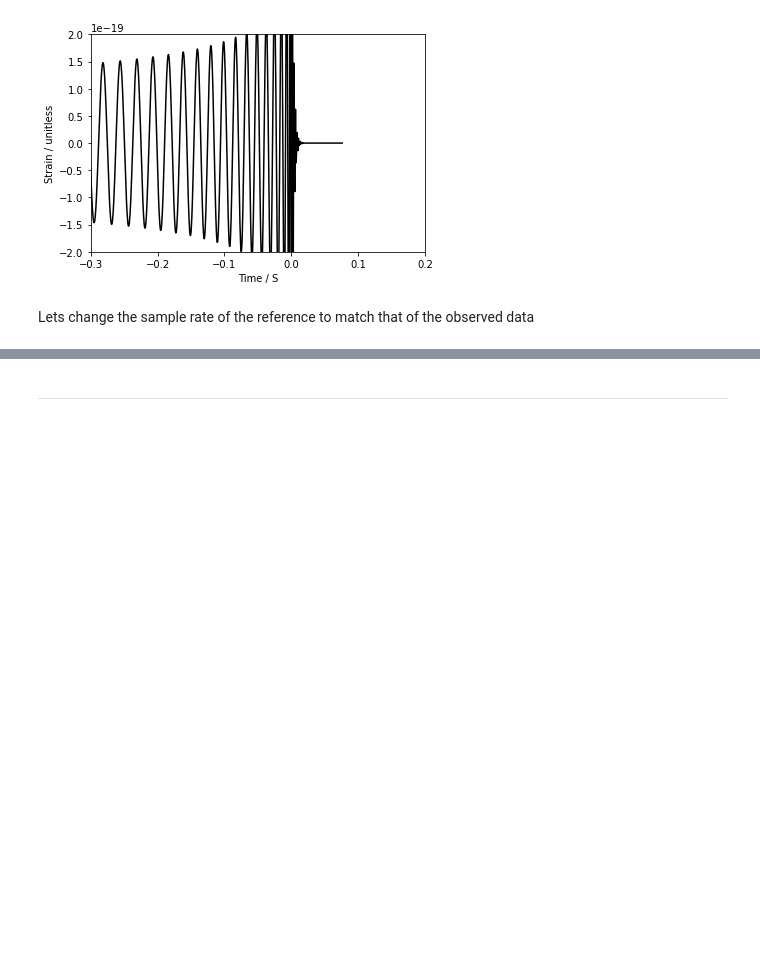
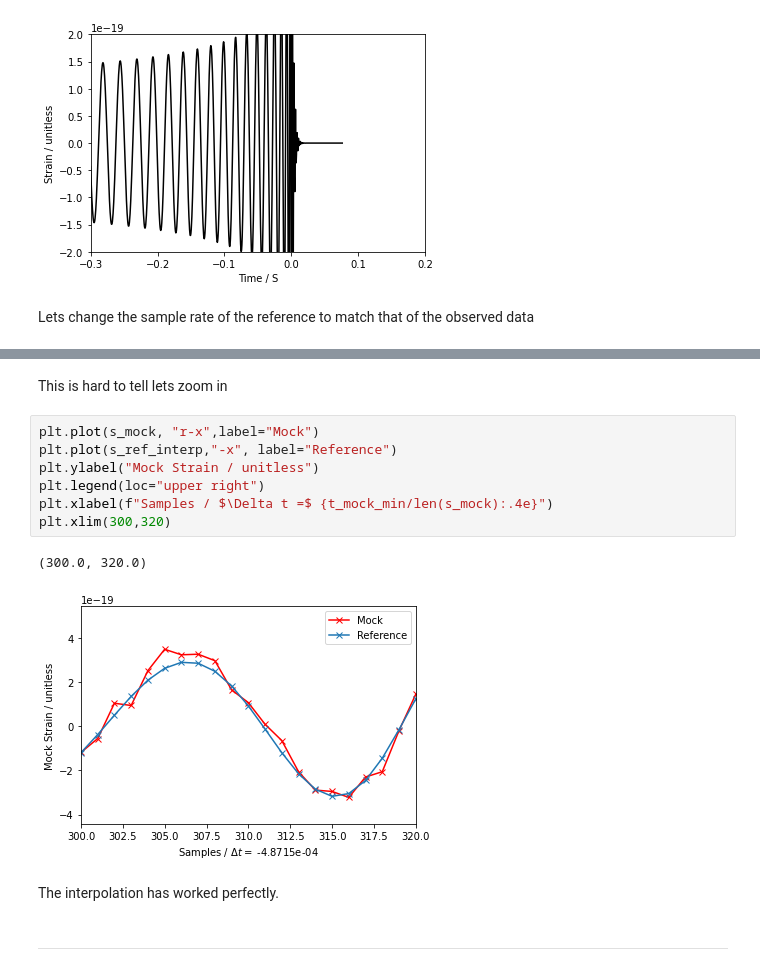
Before and after one commit to Clarke-Jools-36/DataAnalysis22, a Jupyter notebook: CA2_1903779.ipynb, the cells around one changed output, grey strips where cells are left out. Drawn from its saved outputs; the diff is of its cells as text; blank space fills up the shorter version.

```diff
--- a/CA2_1903779.ipynb
+++ b/CA2_1903779.ipynb
@@ -380,3 +394,17 @@ plt.plot(s_mock,interp_strain)
+# %% [markdown]
+This is hard to tell lets zoom in
+# %%
+plt.plot(s_mock, "r-x",label="Mock")
+plt.plot(s_ref_interp,"-x", label="Reference")
+plt.ylabel("Mock Strain / unitless")
+plt.legend(loc="upper right")
+plt.xlabel(f"Samples / $\Delta t =$ {t_mock_min/len(s_mock):.4e}")
+plt.xlim(300,320)
+# %% [output]
+(300.0, 320.0)
+[figure, added]
+# %% [markdown]
+The interpolation has worked perfectly.
 # %% [markdown]
 ***
 # %% [markdown]
```
Also changed, not shown: parts of 36 cells of this notebook.
